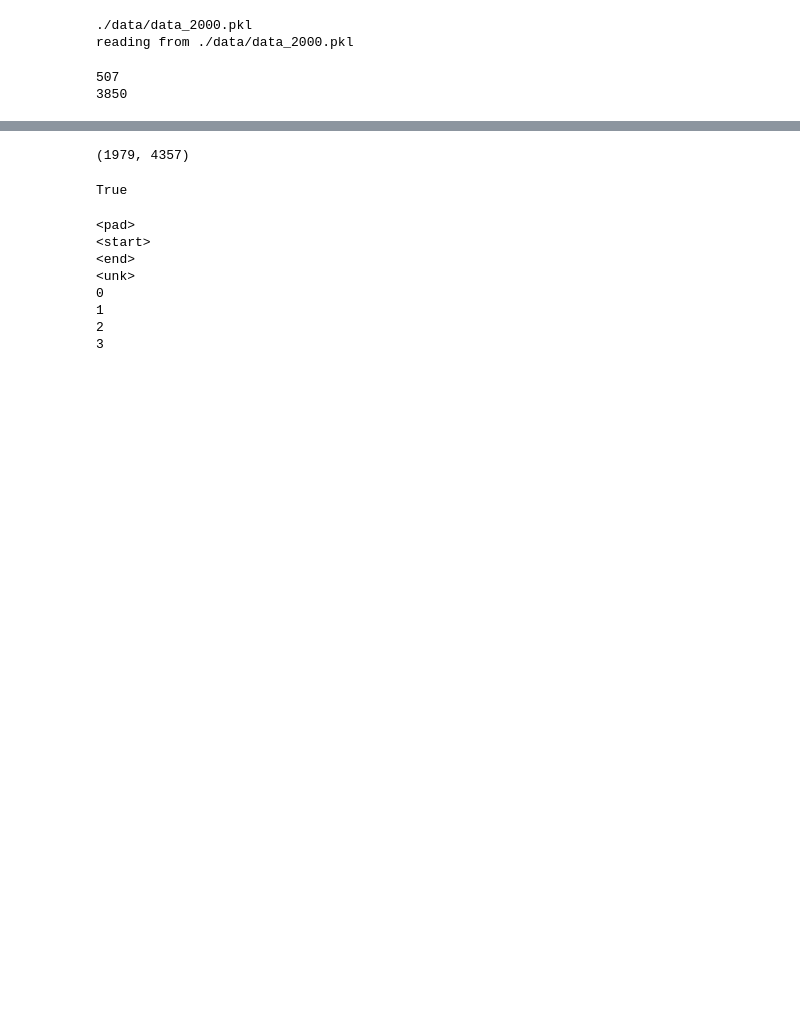
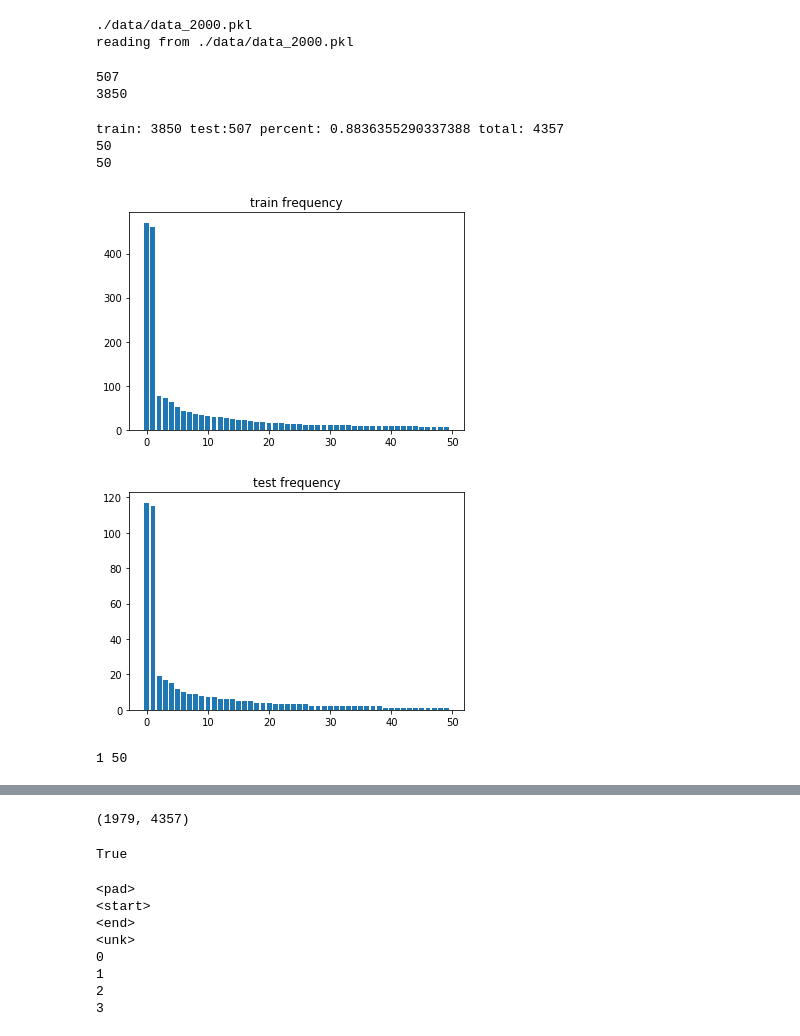
Before and after one commit to nsimsiri/Visual-Question-Answering, a Jupyter notebook: VQA-DataLoader-Test.ipynb, the cells around one changed output, grey strips where cells are left out. Saved outputs shown, nothing was run; the diff lists cells and outputs as text; code cells hidden in the pictures; blank space fills up the shorter version.

```diff
--- a/VQA-DataLoader-Test.ipynb
+++ b/VQA-DataLoader-Test.ipynb
@@ -60,34 +60,41 @@ print(len(dataset.splits['train']))
 def plot_distribution(dataset):
     train = dataset.splits['train']
     test = dataset.splits['test']
     print('train: {} test:{} percent: {} total: {}'.format(
         len(train),
         len(test),
         len(train)/len(train+test),
         len(train) + len(test),
     ))
     def split_to_freq(split, T=None):
         anns = [dataset.answer_maps[i] for i in split]
         _cntr = defaultdict(int)
         for ann in anns:
             _cntr[ann['answer']]+=1
         tmp = sorted(_cntr.items(), key=lambda kv: kv[1], reverse=True)[:T]
         print(len(tmp))
         return [x[1] for x in tmp]
 
     def plot_freq(title, Y):
         X = range(len(Y))
         plt.bar(X, Y)
         plt.title(title)
         plt.show()
 
     train_freq = split_to_freq(train, T=50)#len(train))
     test_freq = split_to_freq(test, T=50)#(train))
     plot_freq("train frequency", train_freq)
     plot_freq("test frequency", test_freq)
     print('1', len(train_freq))
 
-# plot_distribution(dataset)
+plot_distribution(dataset)
+# %% [output]
+train: 3850 test:507 percent: 0.8836355290337388 total: 4357
+50
+50
+[figure, added]
+[figure, added]
+1 50
 # %%
 import torch
 import tqdm
```
Also changed, not shown: parts of 1 cell of this notebook, 2 other files.
